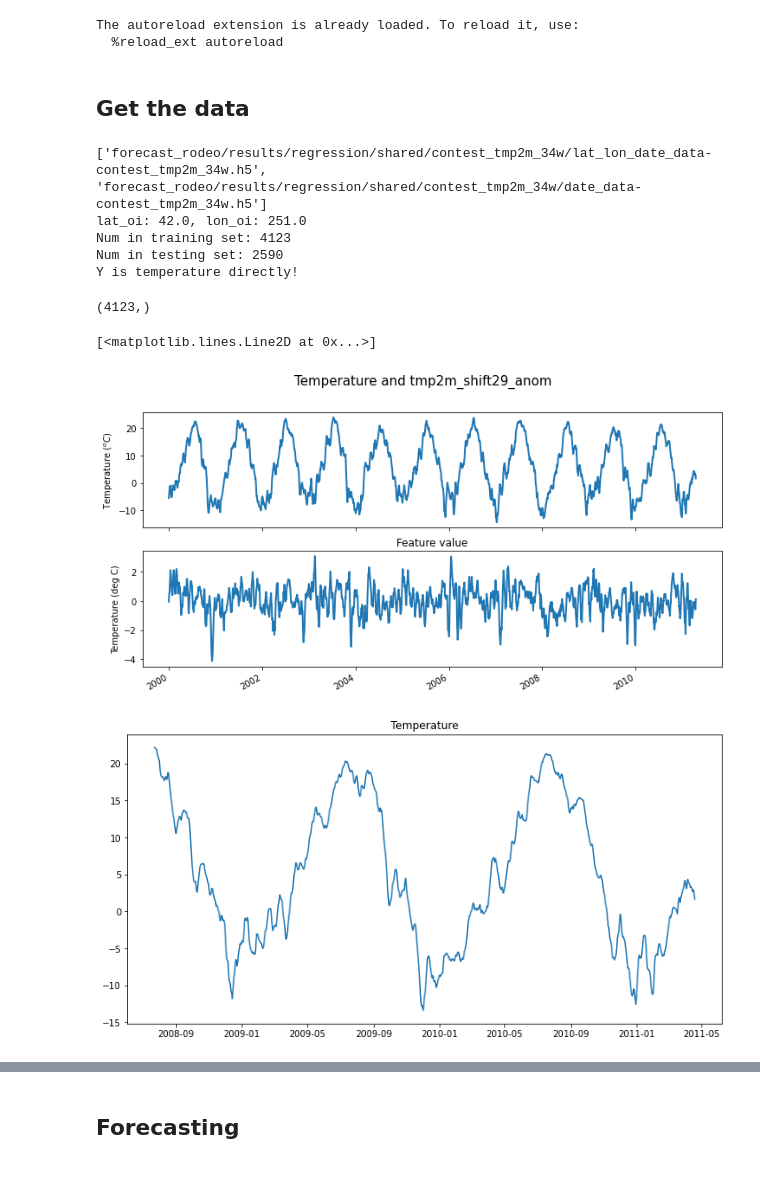
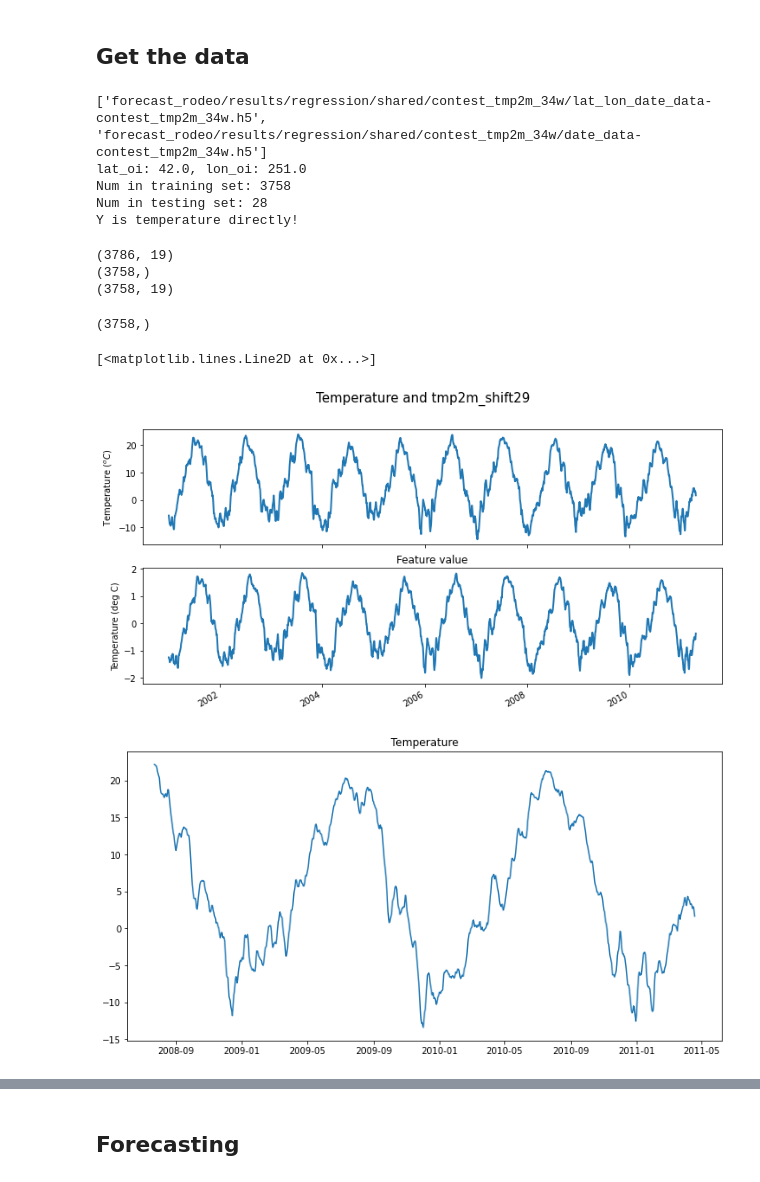
Before and after one commit to dxyang/ssr, a Jupyter notebook: STS_just_temp_8890-Copy1.ipynb, the cells around one changed output, grey strips where cells are left out. Saved outputs shown, nothing was run; the diff lists cells and outputs as text; code cells hidden in the pictures.

```diff
--- a/STS_just_temp_8890-Copy1.ipynb
+++ b/STS_just_temp_8890-Copy1.ipynb
@@ -9,7 +9,7 @@ import glob
 import os
 import sys
 import time
-os.environ["CUDA_VISIBLE_DEVICES"]="3"
+os.environ["CUDA_VISIBLE_DEVICES"]="0"
 
 import h5py
 import matplotlib.pyplot as plt
@@ -26,9 +26,6 @@ from utils import plot_forecast, plot_components
 cwd = os.getcwd()
 sys.path.append(f"{cwd}/forecast_rodeo")
 sys.path.append(f"{cwd}/forecast_rodeo/src/experiments")
-# %% [output]
-The autoreload extension is already loaded. To reload it, use:
-  %reload_ext autoreload
 # %% [markdown]
 ## Get the data
 # %%
@@ -42,7 +39,7 @@ prediction_dates, prediction_dates_strs = get_prediction_dates(subsample_rate=10
 prediction_date = prediction_dates[0]
 
 # dates > 2000 should give us approximately 10 years of training data
-useful_idxs = dates >= datetime(2000, 1, 1)
+useful_idxs = dates >= datetime(prediction_date.year - 10, 1, 1)
 train_idxs = np.logical_and(dates <= prediction_date, useful_idxs)
 test_idxs = np.logical_and(dates > prediction_date, useful_idxs)
 
@@ -55,11 +52,17 @@ temps_train = temps[train_idxs]
 dates_train = dates[train_idxs]
 dates_as_float_train = dates_as_float[train_idxs]
 
-anoms_test = anoms[test_idxs]
-clims_test = clims[test_idxs]
-temps_test = temps[test_idxs]
-dates_test = dates[test_idxs]
-dates_as_float_test = dates_as_float[test_idxs]
+anoms_test = anoms[test_idxs][:28]
+clims_test = clims[test_idxs][:28]
+temps_test = temps[test_idxs][:28]
+dates_test = dates[test_idxs][:28]
+dates_as_float_test = dates_as_float[test_idxs][:28]
+
+anoms = np.concatenate((anoms_train, anoms_test), axis=0)
+clims = np.concatenate((clims_train, clims_test), axis=0)
+temps = np.concatenate((temps_train, temps_test), axis=0)
+dates = np.concatenate((dates_train, dates_test), axis=0)
+dates_as_float = np.concatenate((dates_as_float_train, dates_as_float_test), axis=0)
 
 print(f"Num in training set: {len(anoms_train)}")
 print(f"Num in testing set: {len(anoms_test)}")
@@ -76,56 +79,59 @@ else:
 # %% [output]
 ['forecast_rodeo/results/regression/shared/contest_tmp2m_34w/lat_lon_date_data-contest_tmp2m_34w.h5', 'forecast_rodeo/results/regression/shared/contest_tmp2m_34w/date_data-contest_tmp2m_34w.h5']
 lat_oi: 42.0, lon_oi: 251.0
-Num in training set: 4123
-Num in testing set: 2590
+Num in training set: 3758
+Num in testing set: 28
 Y is temperature directly!
 # %%
 normalize_features = True
-X_normalized = np.copy(X_original)
+X_train = np.copy(X_original[train_idxs])
+X_test = np.copy(X_original[test_idxs][:28])
 if normalize_features:
-    for col_idx in range(X_original.shape[1]):
+    for col_idx in range(X_train.shape[1]):
         if index_to_columnstr[col_idx] == 'ones':
-            X_normalized[:, col_idx] = X_original[:, col_idx]
             continue
-        vals = X_original[:, col_idx]
-        mean = np.mean(X_original[:, col_idx])
-        std = np.std(X_original[:, col_idx])
-        X_normalized[:, col_idx] = (vals - mean) / std
-
-X = X_normalized[useful_idxs, :]
-X_train = X_normalized[train_idxs, :]
-X_test = X_normalized[test_idxs, :]
+        vals_train = X_train[:, col_idx]
+        vals_test = X_test[:, col_idx]
+        mean = np.mean(X_train[:, col_idx])
+        std = np.std(X_train[:, col_idx])
+        X_train[:, col_idx] = (vals_train - mean) / std
+        X_test[:, col_idx] = (vals_test - mean) / std
+X = np.concatenate((X_train, X_test), axis=0)
+# %% [output]
+(3786, 19)
+(3758,)
+(3758, 19)
 # %%
 print(Y_train.shape)
 
 colors = sns.color_palette()
 c1, c2 = colors[0], colors[1]
 
 fig = plt.figure(figsize=(12, 6))
 ax = fig.add_subplot(2, 1, 1)
 ax.plot(dates_train,
         Y_train, lw=2, label="training data")
 ax.set_ylabel("Temperature ($^oC$)")
 
 ax = fig.add_subplot(2, 1, 2)
 
-feature_str = "tmp2m_shift29_anom"
+feature_str = "tmp2m_shift29"
 ax.plot(dates_train,
         X_train[:, columnstr_to_index[feature_str]], lw=2, label="training data")
 ax.set_ylabel("Temperature Anomaly (deg C)" if is_predicting_anomaly else "Temperature (deg C)")
 ax.set_title("Feature value")
 fig.suptitle(f"Temperature Anomaly and {feature_str}" if is_predicting_anomaly else
              f"Temperature and {feature_str}",
              fontsize=15)
 fig.autofmt_xdate()
 
 plt.figure(figsize=(12, 6))
 plt.title(f"Temperature Anomaly" if is_predicting_anomaly else f"Temperature")
 plt.plot(dates_train[-1000:], Y_train[-1000:])
 # %% [output]
-(4123,)
+(3758,)
 [<matplotlib.lines.Line2D at 0x...>]
-[figure, old version]
+[figure, new version]
 [figure]
 # %%
 def build_model(observed_time_series):
```
Also changed, not shown: parts of 10 cells of this notebook.
